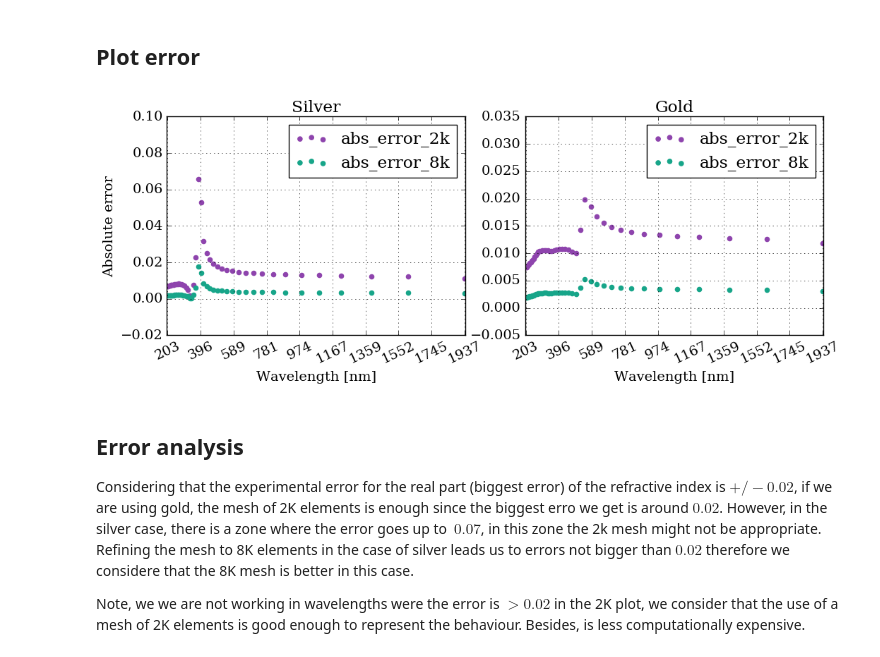
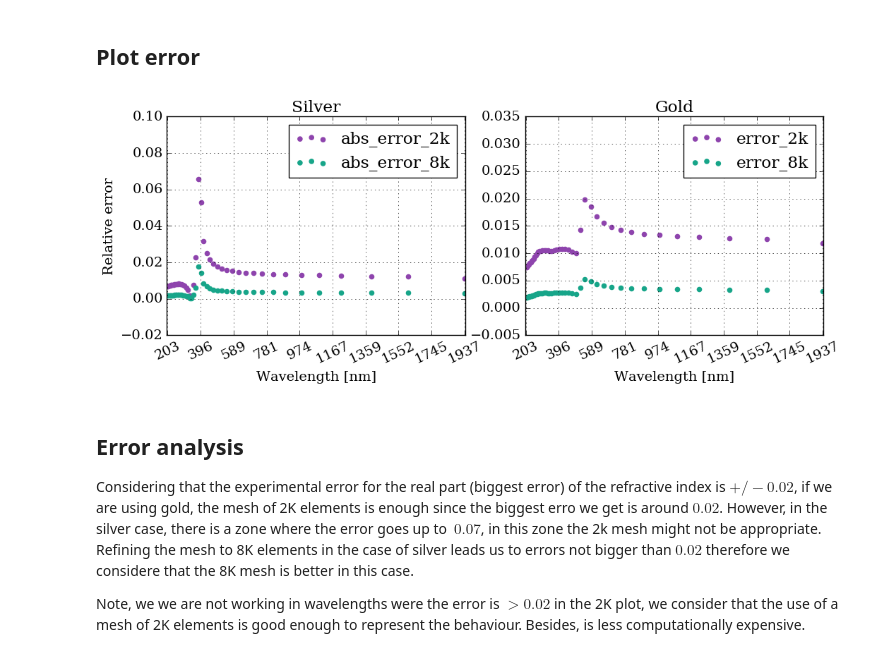
Before and after one commit to barbagroup/pygbe_lspr, a Jupyter notebook: pygbe_vs_analytical_exp_data.ipynb, the cells around one changed output. Drawn from its saved outputs; the diff is of its cells as text; code cells hidden in the pictures.

Commit message:
Fix error definition

```diff
--- a/pygbe_vs_analytical_exp_data.ipynb
+++ b/pygbe_vs_analytical_exp_data.ipynb
@@ -107,37 +107,37 @@ lambda_g_8k, Cext_g_8k, Cext_an_g_8k, error_g_8k = numpy.loadtxt('data/lambda_Ce
 # %%
 #Plot error 2k vs 8k
 pyplot.figure(figsize=(12,4))
 
 pyplot.subplot(121)
 
 pyplot.scatter(lambda_s, error_s, color='#8e44ad', label='abs_error_2k')
 pyplot.scatter(lambda_s_8k, error_s_8k, color='#17a589', label='abs_error_8k')
 
 
 pyplot.xlabel('Wavelength [nm]')
-pyplot.ylabel('Absolute error')
+pyplot.ylabel('Relative error')
 pyplot.xlim(min(lambda_s)-5, max(lambda_s)+5)
 pyplot.xticks(numpy.linspace(min(lambda_s), max(lambda_s), 10), rotation=25)
 pyplot.title('Silver')
 pyplot.legend(loc='best')
 pyplot.grid()
 
 
 pyplot.subplot(122)
 
-pyplot.scatter(lambda_g, error_g, color='#8e44ad', label='abs_error_2k')
-pyplot.scatter(lambda_g_8k, error_g_8k, color='#17a589', label='abs_error_8k')
+pyplot.scatter(lambda_g, error_g, color='#8e44ad', label='error_2k')
+pyplot.scatter(lambda_g_8k, error_g_8k, color='#17a589', label='error_8k')
 
 
 pyplot.xlabel('Wavelength [nm]')
 #pyplot.ylabel('Cross extinction section')
 pyplot.xlim(min(lambda_g)-5, max(lambda_g)+5)
 pyplot.xticks(numpy.linspace(min(lambda_g), max(lambda_g), 10), rotation=25)
 pyplot.title('Gold')
 pyplot.legend(loc='best')
 pyplot.grid()
 # %% [output]
-[figure, old version]
+[figure, new version]
 # %% [markdown]
 ## Error analysis
 
```
Also changed, not shown: parts of 1 cell of this notebook.
